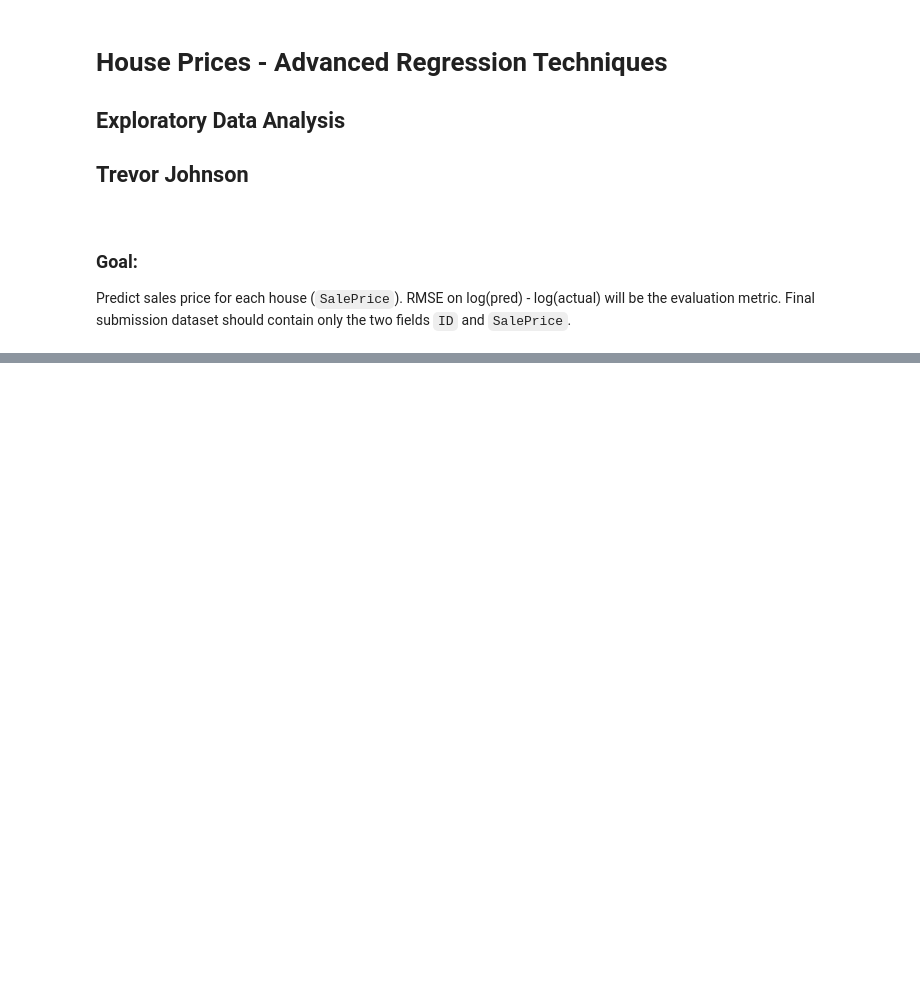
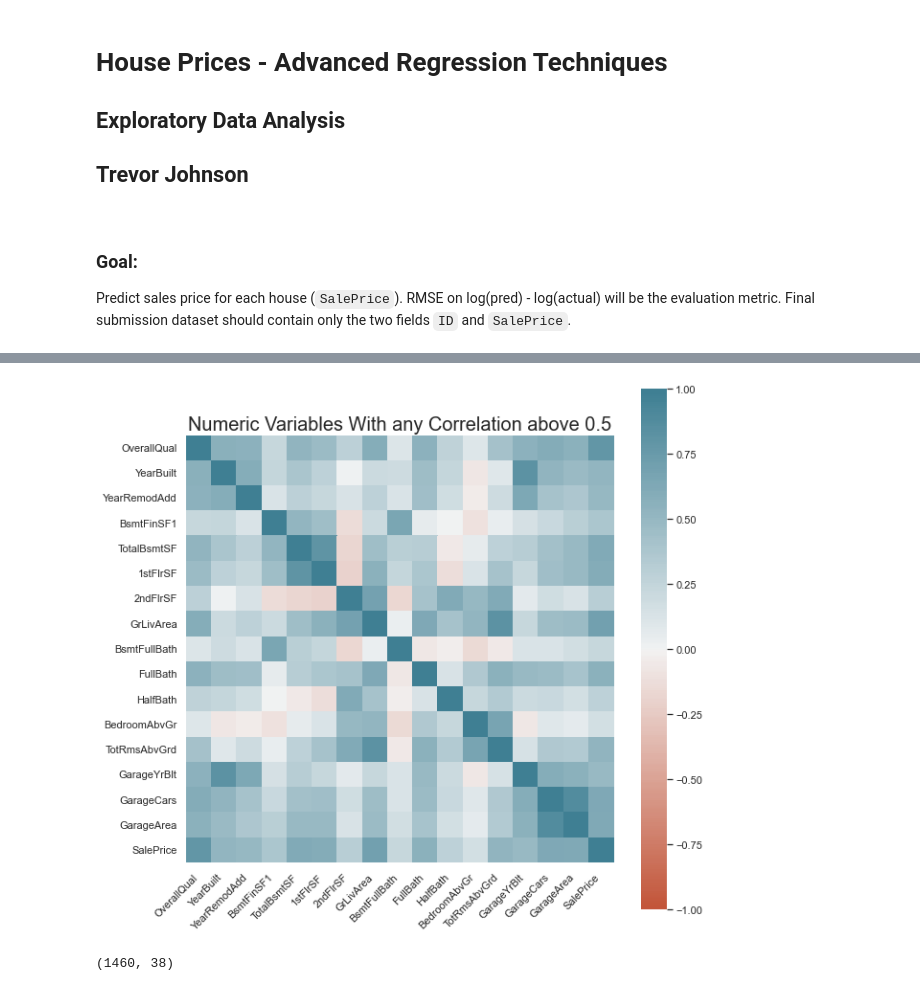
Before and after one commit to trevor-johnson1/w207_finalproject, a Jupyter notebook: EDA/EDA_TJ.ipynb, the cells around one changed output, grey strips where cells are left out. Cells and saved outputs as stored; diff of their text form; code cells hidden in the pictures; blank space fills up the shorter version.

```diff
--- a/EDA/EDA_TJ.ipynb
+++ b/EDA/EDA_TJ.ipynb
@@ -36,0 +64,47 @@ train
+# %%
+# get correlations of all numeric vars
+corr_orig = train.loc[:, (train.dtypes == type(1.0)) | (train.dtypes == type(1))].corr()
+
+# there are 38 of them, let's look at a subset to only show the ones w/ correlations above .5
+threshold = .5
+bool_list = [sum((corr_orig.iloc[i,:] < 1) & (corr_orig.iloc[i,:] > threshold)) > 0 for i in range(corr_orig.shape[0])]
+corr = train.loc[:, (train.dtypes == type(1.0)) | (train.dtypes == type(1))].loc[:, bool_list].corr()
+
+# plot the results
+sns.set()
+ax = sns.heatmap(
+    corr,
+    vmin=-1, vmax=1, center=0,
+    cmap=sns.diverging_palette(20, 220, n=200),
+    square=True
+)
+ax.set_xticklabels(
+    ax.get_xticklabels(),
+    rotation=45,
+    horizontalalignment='right'
+)
+ax.set_title("Numeric Variables With any Correlation above {:.1f}".format(threshold), fontdict = {"fontsize": 20})
+
+plt.gcf().set_size_inches(10, 10)
+print("")
+# %% [output]
+[figure, added]
+# %%
+# scatter plots of all num vars w/ response var
+num_vars = train.loc[:, (train.dtypes == type(1.0)) | (train.dtypes == type(1))]
+num_vars.shape
+
+# plot the first 20
+num_rows = 4
+num_cols = 5
+fig, ax = plt.subplots(num_rows, num_cols, figsize = (20, 10))
+
+col_i = 0
+for i in range(num_rows):
+    for j in range(num_cols):
+        ax[i][j].scatter()
+
+
+# now plot the remaining 17
+# %% [output]
+(1460, 38)
```
Also changed, not shown: parts of 18 cells of this notebook.
